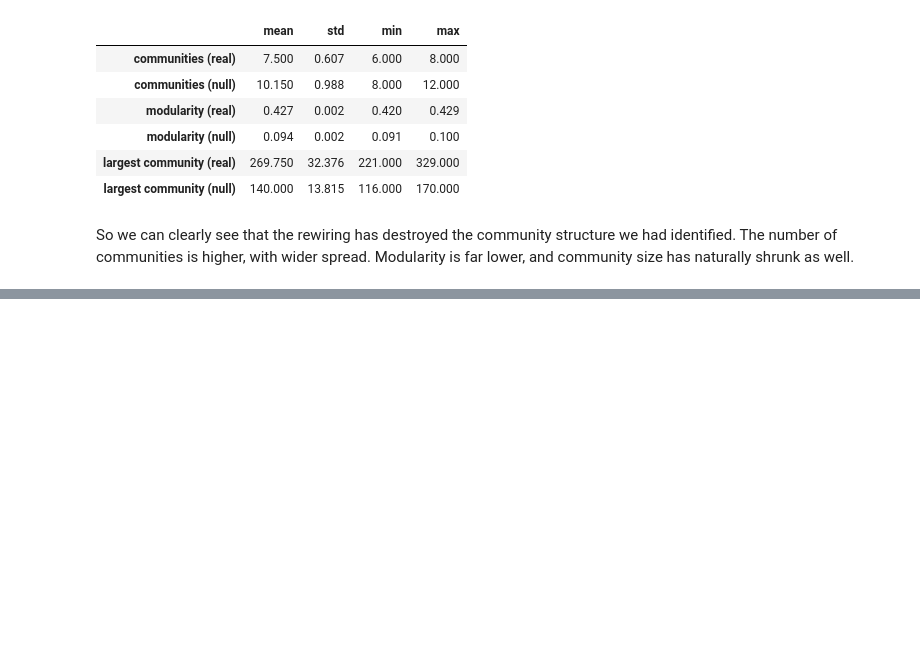
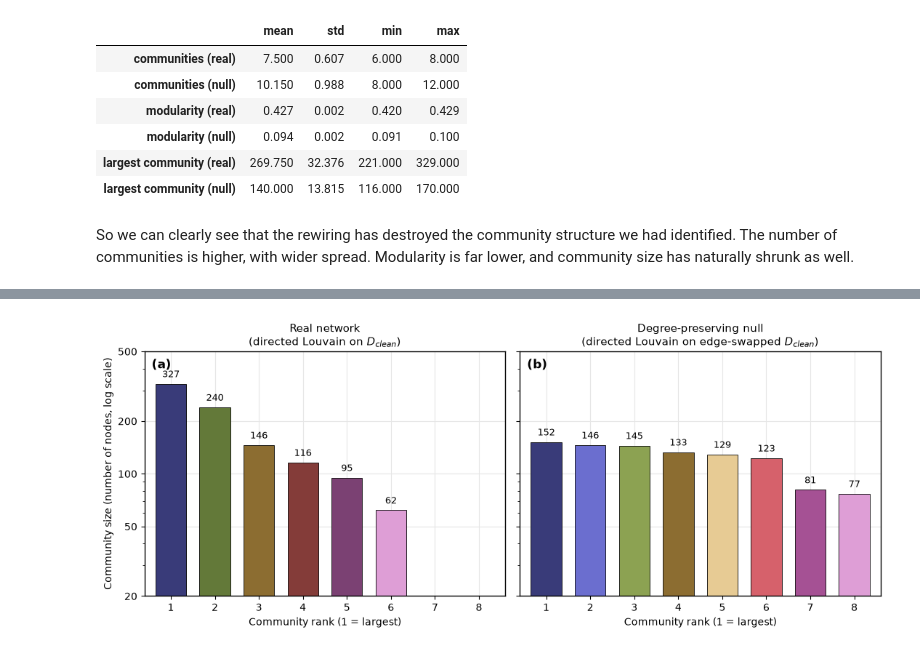
Before and after one commit to 14arjunk/CNET5051_Assignments, a Jupyter notebook: Assignment 2 Files/assignment02_kumar.ipynb, the cells around one changed output, grey strips where cells are left out. Saved outputs shown, nothing was run; the diff lists cells and outputs as text; code cells hidden in the pictures; blank space fills up the shorter version.

```diff
--- a/Assignment 2 Files/assignment02_kumar.ipynb
+++ b/Assignment 2 Files/assignment02_kumar.ipynb
@@ -673,0 +722,39 @@ So we can clearly see that the rewiring has destroyed the community structure we
+# %%
+from matplotlib.ticker import ScalarFormatter, NullFormatter
+
+# community size distributions: one bar per community, ranked by size, same axes in both panels
+sizes_real = sorted(Counter(partition_dir.values()).values(), reverse=True)
+sizes_null = sorted(Counter(partition_null.values()).values(), reverse=True)
+_, palette_real = community_colors(partition_dir)
+_, palette_null = community_colors(partition_null)
+
+# theme_bw-ish (I miss R): white panel, light gray grid, black border
+with plt.rc_context({"axes.facecolor": "white", "axes.edgecolor": "black", "axes.linewidth": 1,
+                     "axes.grid": True, "grid.color": "0.9", "axes.axisbelow": True,
+                     "axes.spines.top": True, "axes.spines.right": True}):
+    fig, axes = plt.subplots(1, 2, figsize=(11, 4.5), sharey=True)
+    panels_c = [(sizes_real, palette_real, "Real network\n(directed Louvain on $D_{clean}$)", "(a)"),
+                (sizes_null, palette_null, "Degree-preserving null\n(directed Louvain on edge-swapped $D_{clean}$)", "(b)")]
+    for ax, (sizes, pal, title, tag) in zip(axes, panels_c):
+        ranks = np.arange(1, len(sizes) + 1)
+        # bars use the same tab20b colors as the network figures (rank 1 = community 0 = the largest)
+        ax.bar(ranks, sizes, width=0.7, color=[pal[c] for c in sorted(pal)], edgecolor="black", linewidth=0.6)
+        for r, s in zip(ranks, sizes):
+            ax.text(r, s * 1.06, str(s), ha="center", va="bottom", fontsize=9)
+        ax.set_yscale("log")
+        ax.set_xlim(0.4, max(len(sizes_real), len(sizes_null)) + 0.6)
+        ax.set_ylim(20, 500)
+        # plain numbers on the log axis instead of powers of ten for non technical reader
+        ax.set_yticks([20, 50, 100, 200, 500])
+        ax.yaxis.set_major_formatter(ScalarFormatter())
+        ax.yaxis.set_minor_formatter(NullFormatter())
+        ax.set_xticks(range(1, max(len(sizes_real), len(sizes_null)) + 1))
+        ax.set_xlabel("Community rank (1 = largest)")
+        ax.set_title(title, fontsize=11)
+        ax.text(0.02, 0.97, tag, transform=ax.transAxes, ha="left", va="top", fontsize=12, fontweight="bold")
+    axes[0].set_ylabel("Community size (number of nodes, log scale)")
+    fig.tight_layout()
+    fig.savefig("community_size_distributions.png", dpi=300)
+    plt.show()
+# %% [output]
+[figure, added]
```
Also changed, not shown: parts of 6 cells of this notebook, 3 other files.
